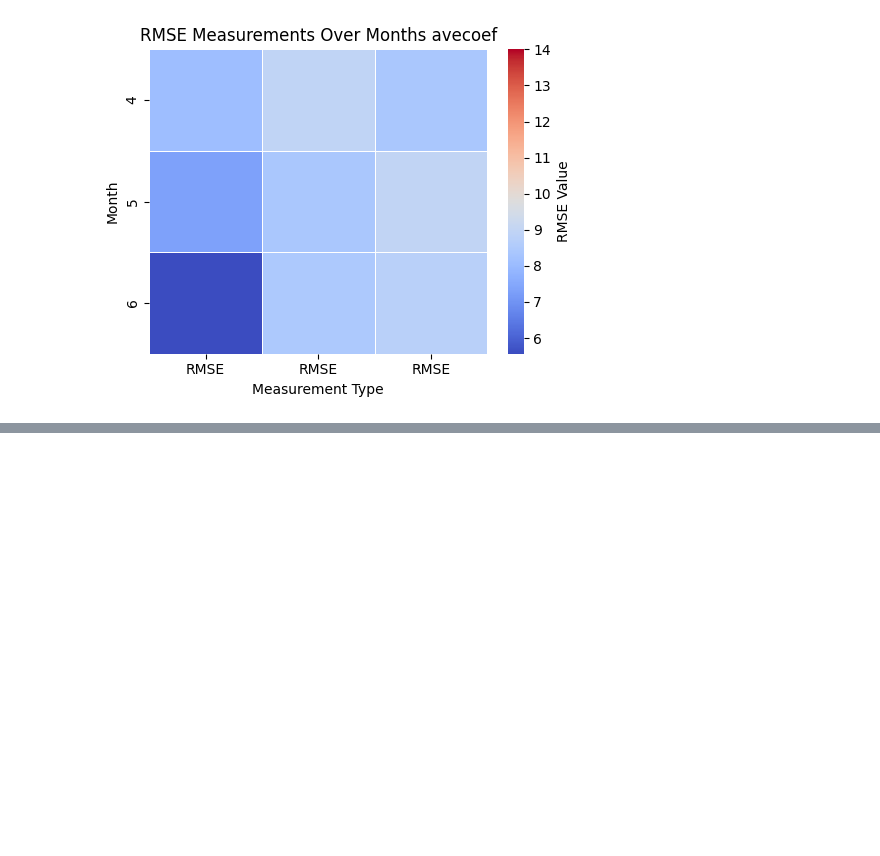
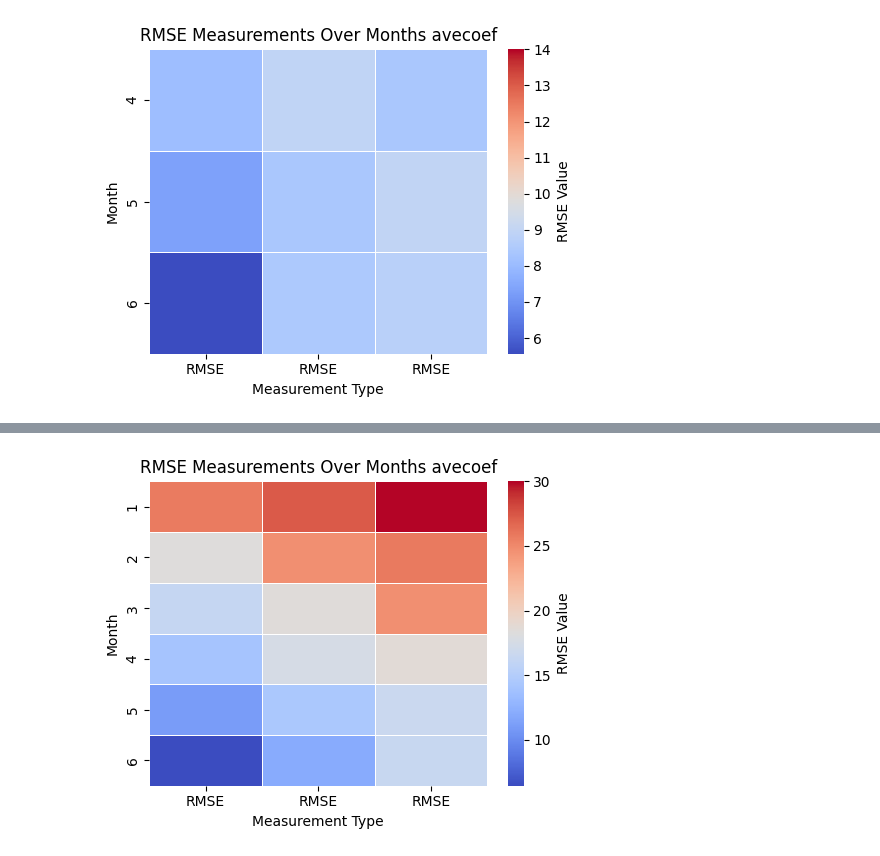
Before and after one commit to Yassmine2020/Precipitations_bias_correction, a Jupyter notebook: heatmap_generation.ipynb, the cells around one changed output, grey strips where cells are left out. Cells and saved outputs as stored; diff of their text form; code cells hidden in the pictures; blank space fills up the shorter version.

```diff
--- a/heatmap_generation.ipynb
+++ b/heatmap_generation.ipynb
@@ -94,0 +141,20 @@ plt.show()
+# %%
+nov_rmse_ml = pd.concat([nov_rmse_ml.loc[nov_rmse_ml[nov_rmse_ml['month'] == 12].index], nov_rmse_ml.drop(nov_rmse_ml[nov_rmse_ml['month'] == 12].index)])
+
+# Reset index if needed
+nov_rmse_ml.reset_index(drop=True, inplace=True)
+
+last_two_rows = oct_rmse_ml.iloc[-2:]
+
+# Extract everything except the last two rows
+remaining_rows = oct_rmse_ml.iloc[:-2]
+
+# Concatenate the last two rows to the top of the DataFrame
+oct_rmse_ml = pd.concat([last_two_rows, remaining_rows])
+
+# Reset index if needed
+oct_rmse_ml.reset_index(drop=True, inplace=True)
+# %%
+dec_rmse_ml = dec_rmse_ml.drop(columns='Unnamed: 0', axis=1)
+nov_rmse_ml = nov_rmse_ml.drop(columns=['Unnamed: 0', 'month'], axis=1)
+oct_rmse_ml = oct_rmse_ml.drop(columns=['Unnamed: 0', 'month'], axis=1)
@@ -94,0 +171,2 @@ plt.show()
+# %%
+merged_ml_df = pd.concat([dec_rmse_ml, nov_rmse_ml, oct_rmse_ml], axis=1)
@@ -94,0 +183,22 @@ plt.show()
+# %%
+import pandas as pd
+import seaborn as sns
+import matplotlib.pyplot as plt
+
+# Assuming 'df' is your DataFrame
+# Your actual DataFrame loading or preparation code here
+df = merged_ml_df
+
+df = df.set_index('month')
+
+# Creating the heatmap with adjusted aesthetics
+plt.figure(figsize=(5, 4))  # Adjusted to a smaller size for a compact look
+sns.heatmap(df, cmap='coolwarm', linewidths=.5, cbar_kws={'label': 'RMSE Value'}, vmax= 30)
+
+plt.title('RMSE Measurements Over Months avecoef')
+plt.xlabel('Measurement Type')
+plt.ylabel('Month')
+plt.tight_layout()  # Ensures everything fits without overlapping
+plt.show()
+# %% [output]
+[figure, added]
```
Also changed, not shown: parts of 10 cells of this notebook, 7 other files.
